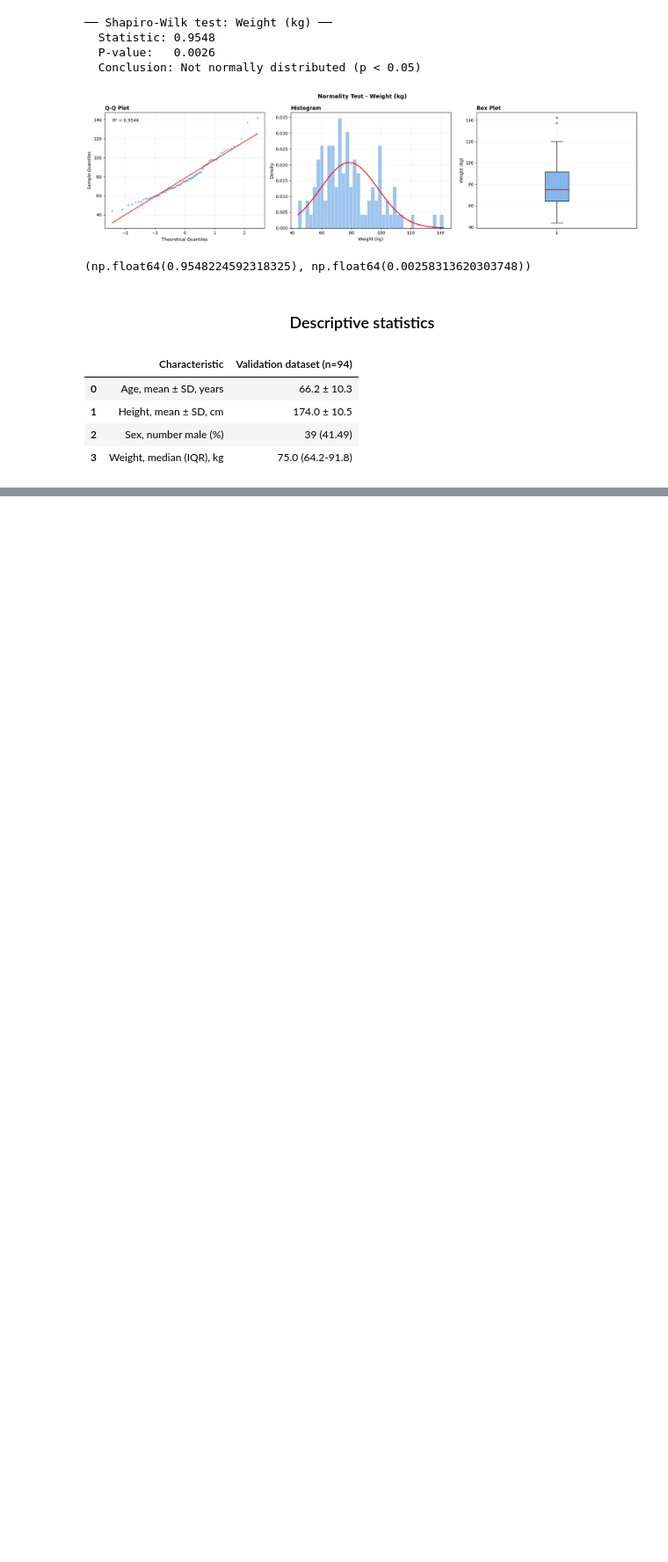
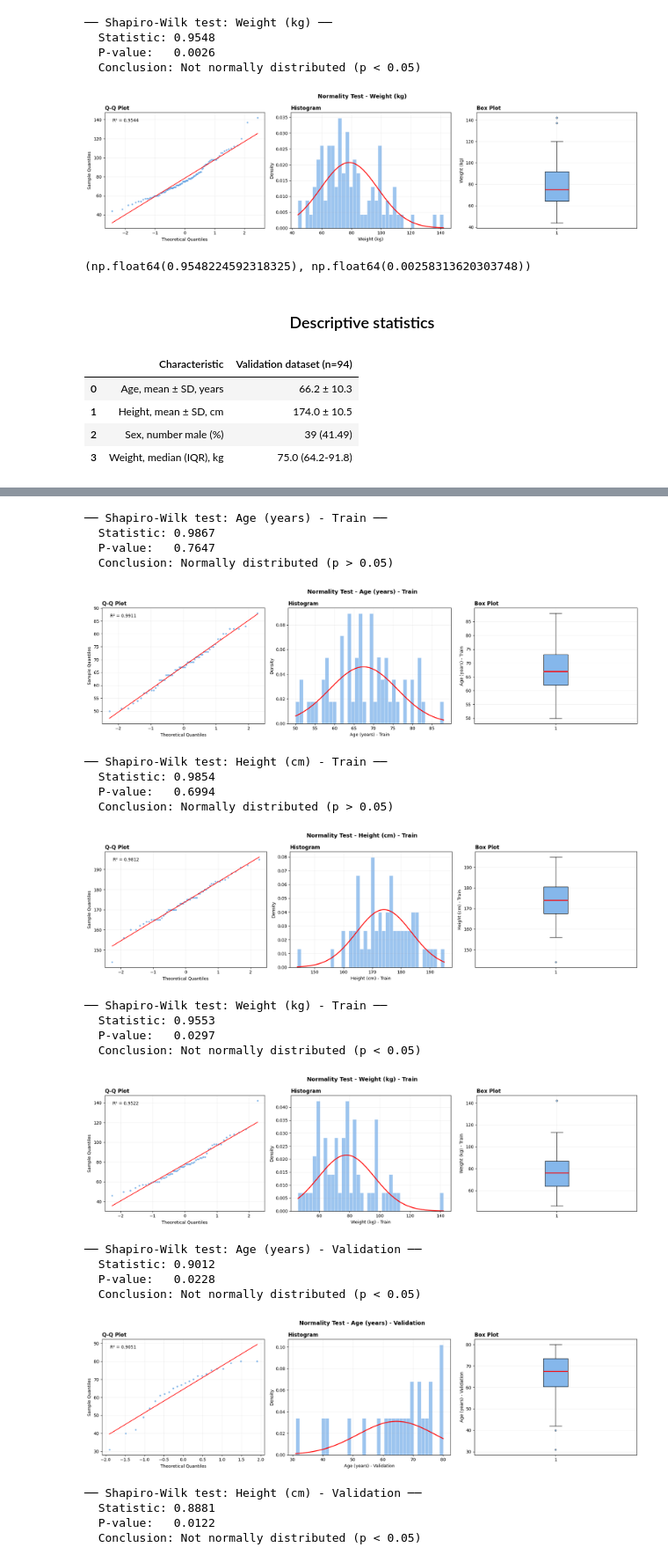
Before and after one commit to Ruben1810T/External-Validation-APCO, a Jupyter notebook: statistical_analysis.ipynb, the cells around one changed output, grey strips where cells are left out. Shown at 88% size. Cells and saved outputs as stored; diff of their text form; code cells hidden in the pictures; blank space fills up the shorter version.

```diff
--- a/statistical_analysis.ipynb
+++ b/statistical_analysis.ipynb
@@ -253,0 +256,27 @@ display(df_summary)
+# %%
+import numpy as np
+from scipy.stats import mannwhitneyu
+import pandas as pd
+from scipy.stats import chi2_contingency
+
+pad = r'P:\FINAL_BEFORE_AF15\AF15_MST\npy_files'
+
+idx_test = np.load(pad + r'\indices_test_260610.npy')
+idx_train = np.load(pad + r'\indices_train_260610.npy')
+idx_val   = np.load(pad + r'\indices_val_260610.npy')
+np_c = np.load(pad + r'\np_c_finetune.npy')
+
+print(f'Indices length: {len(idx_test)}')
+print(f'Total testsamples: {idx_test.sum()}')
+
+test_patienten = np.unique(np_c[idx_test])
+print(f'total testpatients: {len(test_patienten)}')
+print(f'Patient IDs: {test_patienten}')
+
+train_patienten = np.unique(np_c[idx_train])
+print(f'total trainpatients: {len(train_patienten)}')
+print(f'Patient IDs: {train_patienten}')
+
+val_patienten = np.unique(np_c[idx_val])
+print(f'total valpatients: {len(val_patienten)}')
+print(f'Patient IDs: {val_patienten}')
@@ -253,0 +353,40 @@ display(df_summary)
+# %%
+# Train
+test_normal_distribution(df_train['age_at_surgery'].values,  name='Age (years) - Train')
+test_normal_distribution(df_train['dem_height'].values,      name='Height (cm) - Train')
+test_normal_distribution(df_train['dem_weight'].values,      name='Weight (kg) - Train')
+
+# Validation
+test_normal_distribution(df_val['age_at_surgery'].values,    name='Age (years) - Validation')
+test_normal_distribution(df_val['dem_height'].values,        name='Height (cm) - Validation')
+test_normal_distribution(df_val['dem_weight'].values,        name='Weight (kg) - Validation')
+
+# Test
+test_normal_distribution(df_test['age_at_surgery'].values,   name='Age (years) - Test')
+test_normal_distribution(df_test['dem_height'].values,       name='Height (cm) - Test')
+test_normal_distribution(df_test['dem_weight'].values,       name='Weight (kg) - Test')
+# %% [output]
+── Shapiro-Wilk test: Age (years) - Train ──
+  Statistic: 0.9867
+  P-value:   0.7647
+  Conclusion: Normally distributed (p > 0.05)
+[figure, added]
+── Shapiro-Wilk test: Height (cm) - Train ──
+  Statistic: 0.9854
+  P-value:   0.6994
+  Conclusion: Normally distributed (p > 0.05)
+[figure, added]
+── Shapiro-Wilk test: Weight (kg) - Train ──
+  Statistic: 0.9553
+  P-value:   0.0297
+  Conclusion: Not normally distributed (p < 0.05)
+[figure, added]
+── Shapiro-Wilk test: Age (years) - Validation ──
+  Statistic: 0.9012
+  P-value:   0.0228
+  Conclusion: Not normally distributed (p < 0.05)
+[figure, added]
+── Shapiro-Wilk test: Height (cm) - Validation ──
+  Statistic: 0.8881
+  P-value:   0.0122
+  Conclusion: Not normally distributed (p < 0.05)
```
Also changed, not shown: parts of 5 cells of this notebook.
